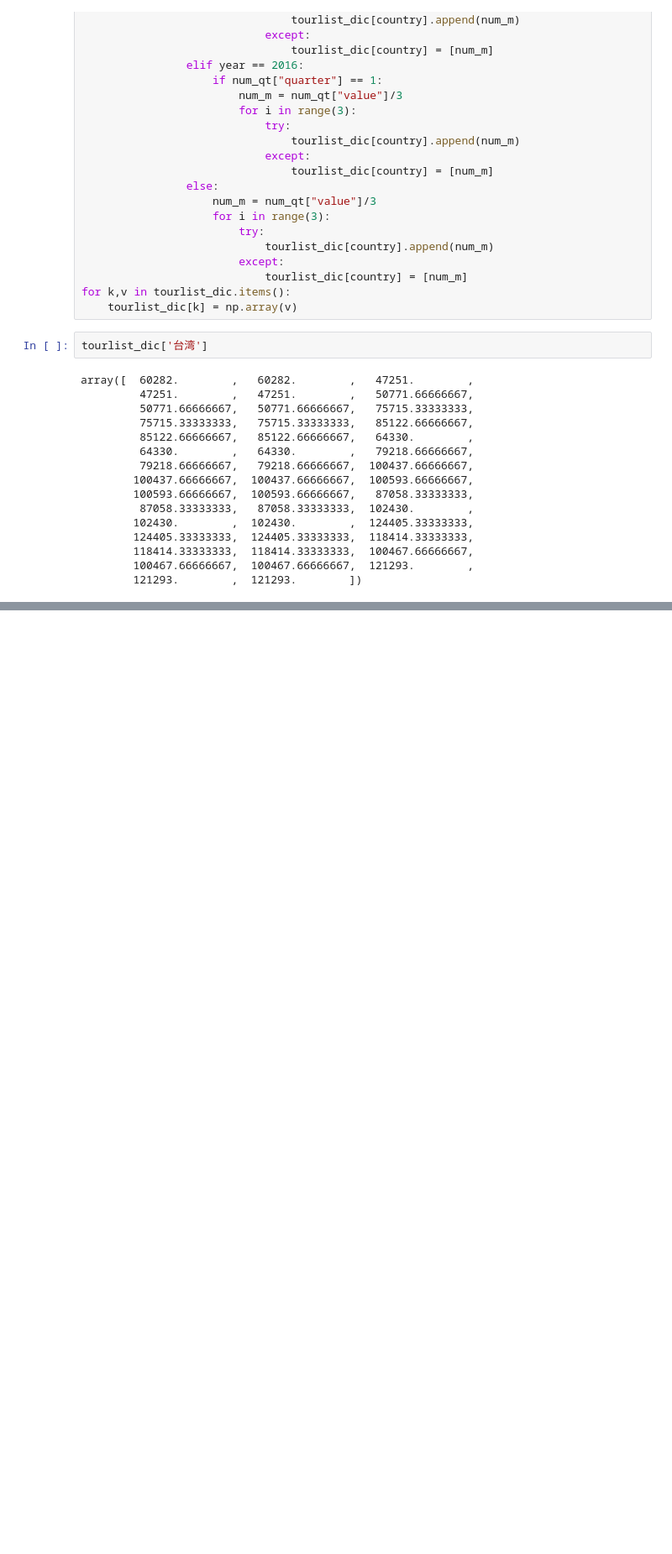
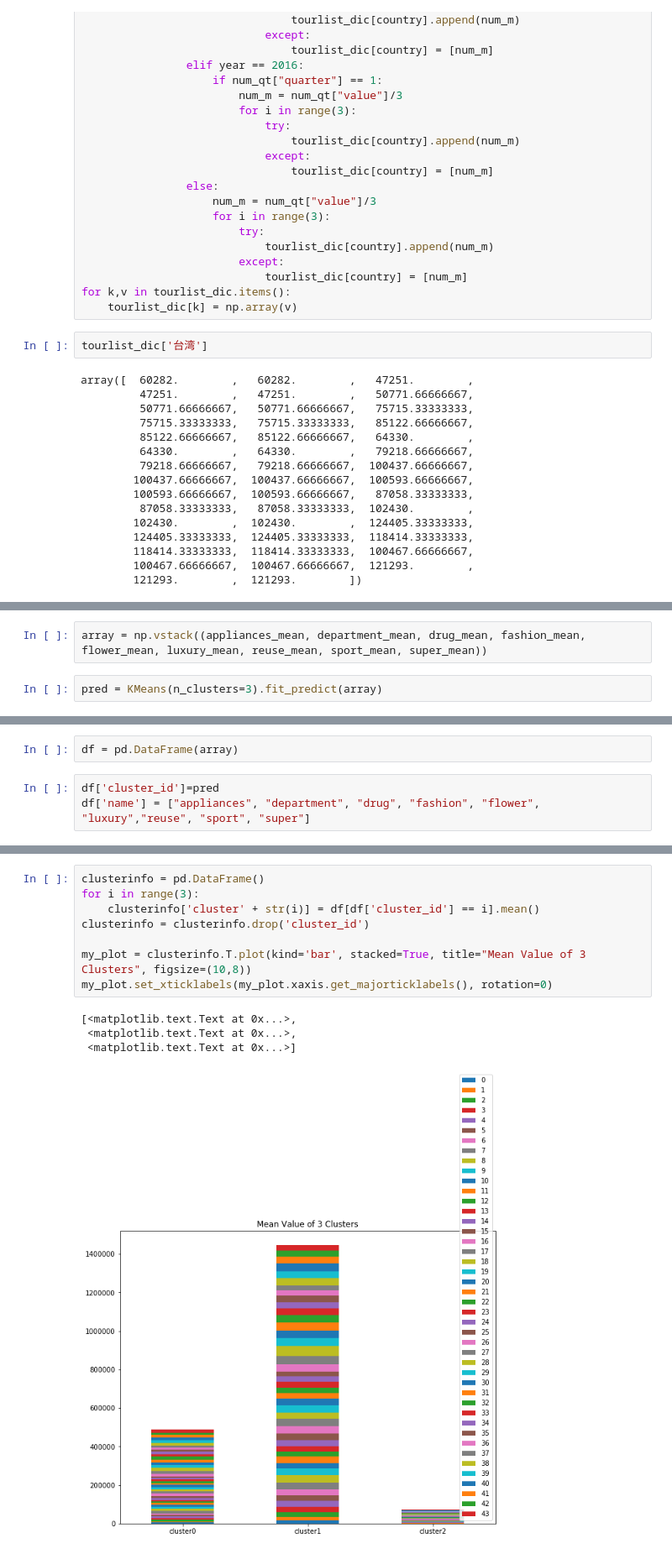
Before and after one commit to ro72/gci_team_1, a Jupyter notebook: k-means.ipynb, the cells around one changed output, grey strips where cells are left out. Shown at 84% size. Drawn from its saved outputs; the diff is of its cells as text; blank space fills up the shorter version.

```diff
--- a/k-means.ipynb
+++ b/k-means.ipynb
@@ -130,0 +141,4 @@ array([  5.63979535e+08,   5.54543129e+08,   6.51402306e+08,
+# %%
+array = np.vstack((appliances_mean, department_mean, drug_mean, fashion_mean, flower_mean, luxury_mean, reuse_mean, sport_mean, super_mean))
+# %%
+pred = KMeans(n_clusters=3).fit_predict(array)
@@ -130,0 +149,5 @@ array([  5.63979535e+08,   5.54543129e+08,   6.51402306e+08,
+# %%
+df = pd.DataFrame(array)
+# %%
+df['cluster_id']=pred
+df['name'] = ["appliances", "department", "drug", "fashion", "flower", "luxury","reuse", "sport", "super"]
@@ -130,0 +168,13 @@ array([  5.63979535e+08,   5.54543129e+08,   6.51402306e+08,
+# %%
+clusterinfo = pd.DataFrame()
+for i in range(3):
+    clusterinfo['cluster' + str(i)] = df[df['cluster_id'] == i].mean()
+clusterinfo = clusterinfo.drop('cluster_id')
+
+my_plot = clusterinfo.T.plot(kind='bar', stacked=True, title="Mean Value of 3 Clusters", figsize=(10,8))
+my_plot.set_xticklabels(my_plot.xaxis.get_majorticklabels(), rotation=0)
+# %% [output]
+[<matplotlib.text.Text at 0x...>,
+ <matplotlib.text.Text at 0x...>,
+ <matplotlib.text.Text at 0x...>]
+[figure, added]
```
Also changed, not shown: parts of 9 cells of this notebook, 3 other files.
